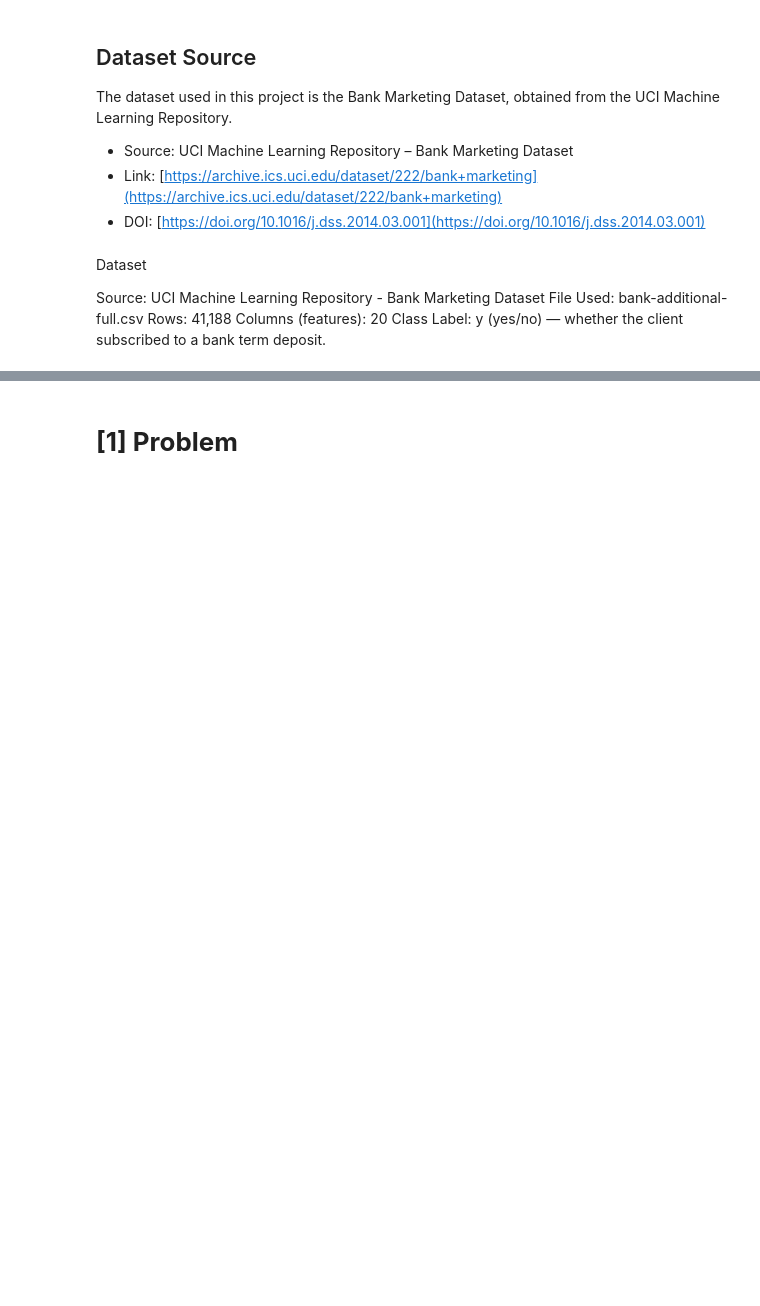
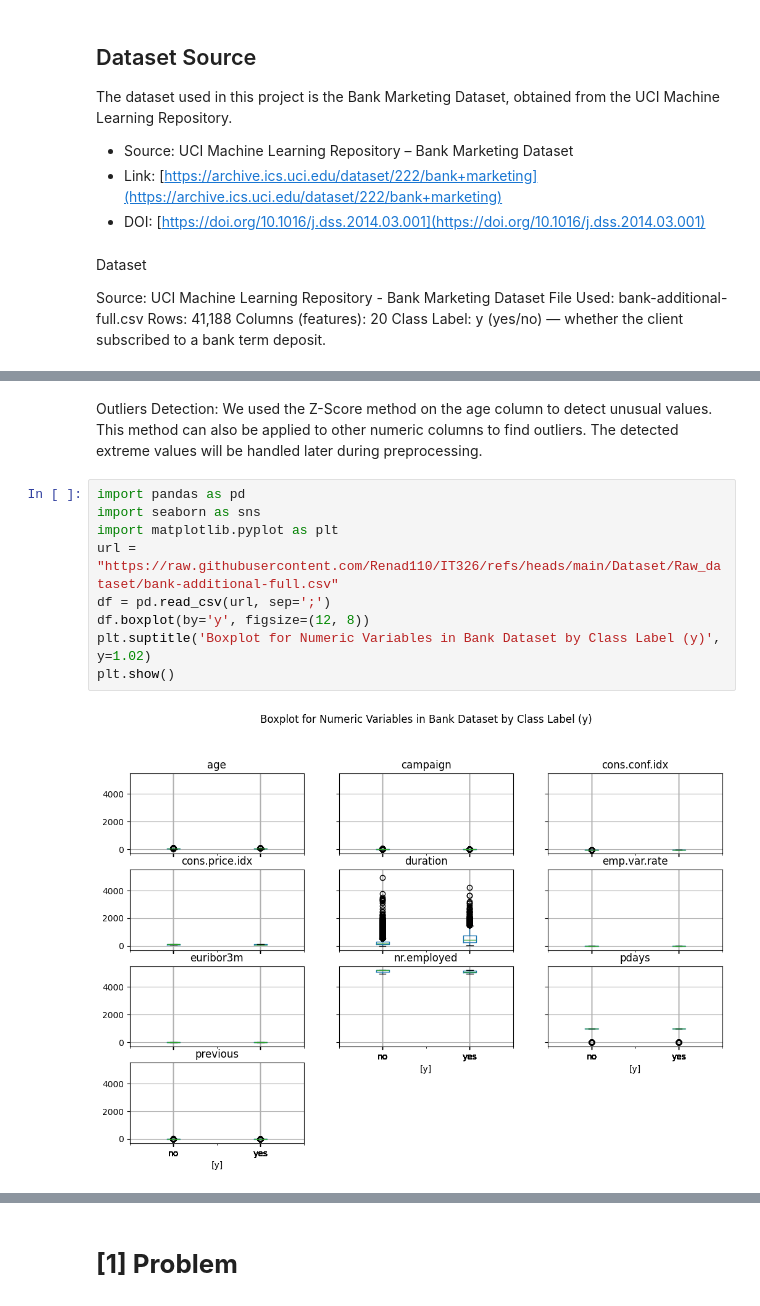
Before and after one commit to Renad110/IT326, a Jupyter notebook: Reports/Phase3.ipynb, the cells around one changed output, grey strips where cells are left out. Drawn from its saved outputs; the diff is of its cells as text; blank space fills up the shorter version.

```diff
--- a/Reports/Phase3.ipynb
+++ b/Reports/Phase3.ipynb
@@ -52,0 +151,15 @@ Sample of the dataset:
+# %% [markdown]
+Outliers Detection: We used the Z-Score method on the age column to detect unusual values.
+This method can also be applied to other numeric columns to find outliers.
+The detected extreme values will be handled later during preprocessing.
+# %%
+import pandas as pd
+import seaborn as sns
+import matplotlib.pyplot as plt
+url = "https://raw.githubusercontent.com/Renad110/IT326/refs/heads/main/Dataset/Raw_dataset/bank-additional-full.csv"
+df = pd.read_csv(url, sep=';')
+df.boxplot(by='y', figsize=(12, 8))
+plt.suptitle('Boxplot for Numeric Variables in Bank Dataset by Class Label (y)', y=1.02)
+plt.show()
+# %% [output]
+[figure, added]
```
Also changed, not shown: parts of 30 cells of this notebook.
